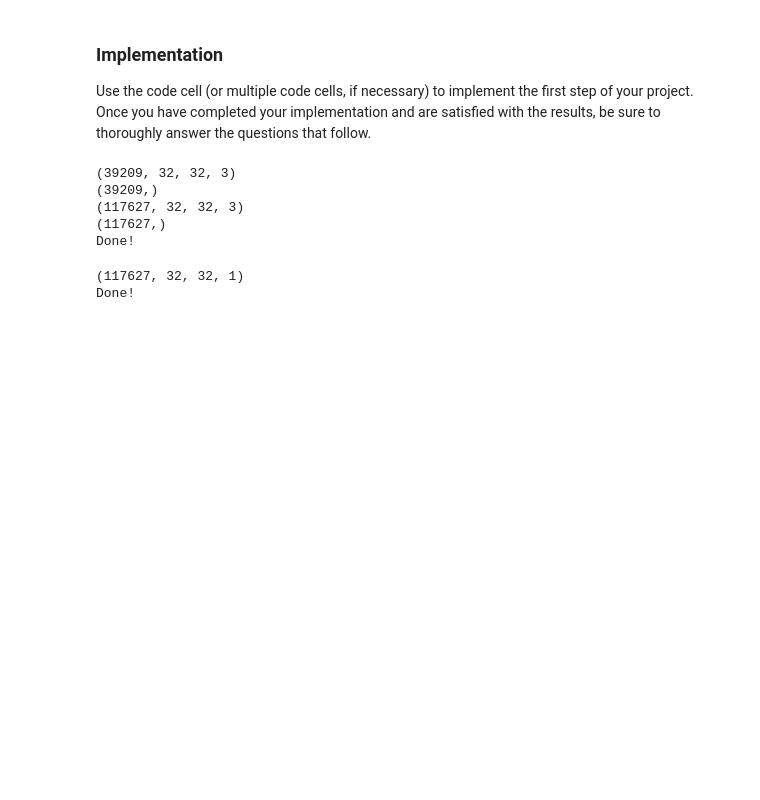
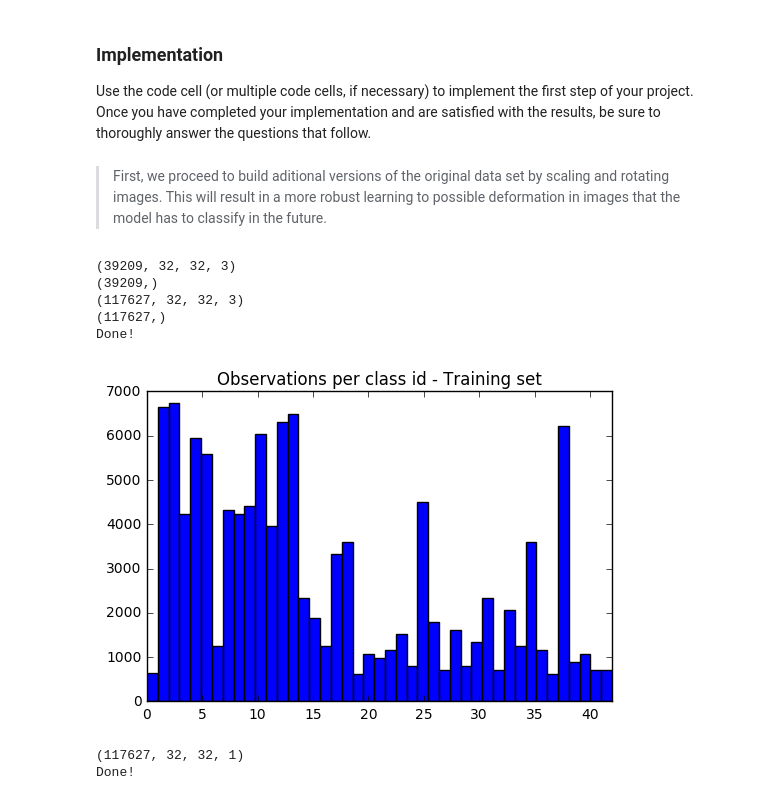
Before and after one commit to vguerra/traffic-signs, a Jupyter notebook: Traffic_Sign_Classifier.ipynb, the cells around one changed output. Drawn from its saved outputs; the diff is of its cells as text; code cells hidden in the pictures; blank space fills up the shorter version.

```diff
--- a/Traffic_Sign_Classifier.ipynb
+++ b/Traffic_Sign_Classifier.ipynb
@@ -228,35 +160,8 @@ def transform_image(img,ang_range,shear_range,trans_range,brightness=0):
-# %%
-def generate_samples(class_label, num_samples):
-    new_images = np.zeros((num_samples, 32, 32, 3), dtype=np.uint8)
-    for sample in range(num_samples):
-        rnd_idx = random.choice(label_indexes[class_label])
-        new_images[sample] = transform_image(X_train_file[rnd_idx], 10, 5, 5, brightness=1) #20, 10, 5
-    return new_images, num_samples*[class_label]
-
-MATCH_MAX_OBSERVATIONS = False
-
-if (MATCH_MAX_OBSERVATIONS):
-    for class_label in range(n_classes):
-        needed_samples = max_samples_per_class - counts_per_class[class_label]
-        if (needed_samples < 1):
-            continue
-        print("generating {} samples for classs : {}".format(needed_samples, signnames[class_label][1].decode()))
-        (new_images, new_labels) = generate_samples(class_label, needed_samples)
-        X_train_file = np.vstack((X_train_file, new_images))
-        y_train_file = np.hstack((y_train_file, new_labels))
-
-    print(X_train_file.shape)
-    print(y_train_file.shape)
-    print("Done!")
-
-    # count of samples per class in training set
-    plt.xlim([0, n_classes - 1])
-    plt.hist(y_train_file, bins=n_classes)
-    plt.title("Observations per class id - Training set")
-    plt.show()
+# %% [markdown]
+> First, we proceed to build aditional versions of the original data set by scaling and rotating images. This will result in a more robust learning to possible deformation in images that the model has to classify in the future.
 # %%
-# generating artificial images
-rotation_degrees = range(-15, 16)
+# Artificially growing the dataset
+rotation_degrees = range(-20, 21)
 scaling_factors = [0.9, 0.95, 1.0, 1.05, 1.1]
 
 def  scale_and_crop(img, factor):
@@ -288,31 +193,38 @@ def generateDataSet(images):
         scaled_img = scale_and_crop(images[idx], scaling)
         rotated_img = rotate(scaled_img, angle)
         new_images[idx] = rotated_img
     return new_images
 
 def reproduceDataSet(images, labels, copies):
     orig_images = images.copy()
     orig_labels = labels.copy()
     for i in range(copies):
         images = np.vstack((images, generateDataSet(orig_images)))
         labels = np.hstack((labels, orig_labels))
     return images, labels
 
 (X_train_jitt, y_train_jitt) = reproduceDataSet(X_train_file, y_train_file, 2)
 
 print(X_train_file.shape)
 print(y_train_file.shape)
 print(X_train_jitt.shape)
 print(y_train_jitt.shape)
 
 y_train_file = y_train_jitt
 X_train_file = X_train_jitt
 
 print("Done!")
+
+# count of samples per class in training set
+plt.xlim([0, n_classes - 1])
+plt.hist(y_train_file, bins=n_classes)
+plt.title("Observations per class id - Training set")
+plt.show()
 # %% [output]
 (39209, 32, 32, 3)
 (39209,)
 (117627, 32, 32, 3)
 (117627,)
 Done!
+[figure, added]
 # %%
```
Also changed, not shown: parts of 36 cells of this notebook.
